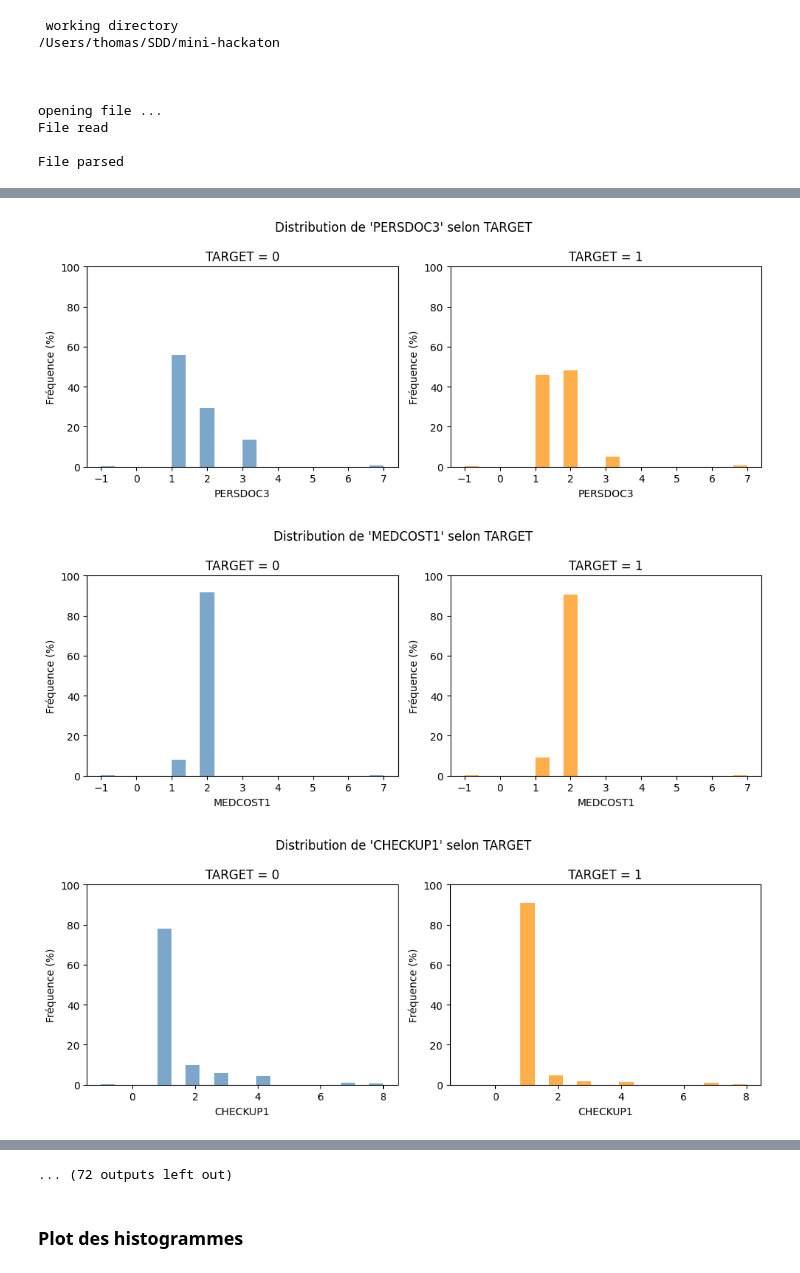
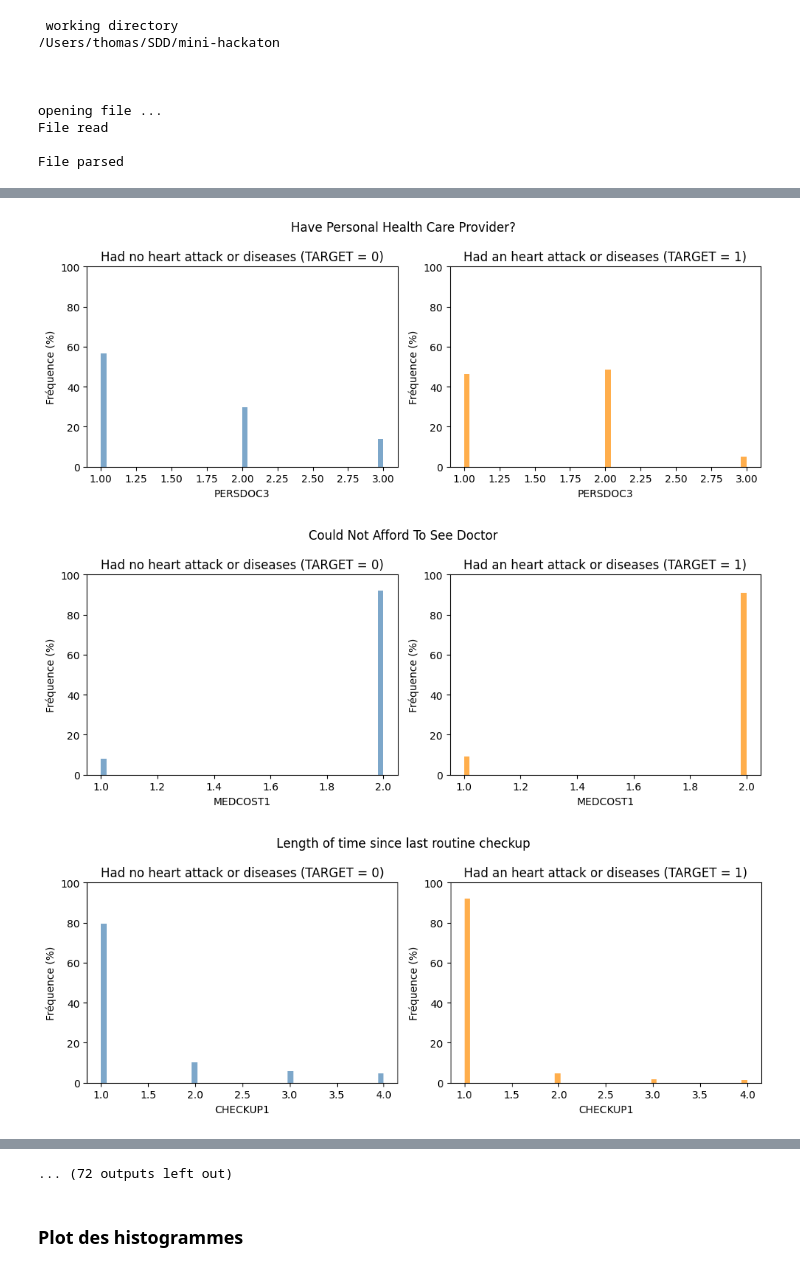
Before and after one commit to thomasdepic/mini-hackaton-gros-camtars, a Jupyter notebook: data_analytics.ipynb, the cells around one changed output, grey strips where cells are left out. Drawn from its saved outputs; the diff is of its cells as text; code cells hidden in the pictures.

```diff
--- a/data_analytics.ipynb
+++ b/data_analytics.ipynb
@@ -19,7 +19,7 @@ features = df_train.drop(columns=["TARGET", "ID"], errors='ignore').copy()
 ## On va mettre à l'échelle les données
 # %%
 def clean_special_codes(df):
-    df = df.copy
+    df = df.copy()
     max_dict = df.max().to_dict()
 
     for col in df.columns:
@@ -47,6 +47,30 @@ def clean_special_codes(df):
     return df
 
 features = clean_special_codes(features)
+
+def clean_weight_to_lbs(series):
+    series = series.copy()
+
+    # Codes spéciaux
+    series = series.replace({7777: 0, 9999: -1})
+
+    # Cas 1 : poids déjà en livres
+    lbs_mask = (series >= 1) & (series < 9000)
+
+    # Cas 2 : poids en kg
+    kg_mask = (series >= 9000) & (series < 9400)
+    series.loc[kg_mask] = (series.loc[kg_mask] - 9000) * 2.20462  # conversion kg → lbs
+
+    # Autres valeurs → NaN
+    series.loc[~(lbs_mask | kg_mask)] = np.nan
+
+    # Arrondir et convertir
+    series = series.round().astype("Int64")
+
+    return series
+
+# Application sur ton DataFrame
+features["WEIGHT2"] = clean_weight_to_lbs(features["WEIGHT2"])
 # %%
 features_nan = features.isna().sum(axis = 0) / len(features)
 print(features_nan)
@@ -81,12 +105,17 @@ File read
 File parsed
 # %%
 max_cols = 20
-bins = 30
+bins = 50
 
 for col in columns_of_interest :  # limiter à max_cols pour éviter trop de plots
     # Ignorer les NaN
     data = features[col]
     target_clean = target.loc[data.index]
+
+    # ❌ Exclure les 0 et -1
+    mask_valid = (data != 0) & (data != -1)
+    data = data[mask_valid]
+    target_clean = target_clean[mask_valid]
 
     # Séparer les valeurs selon la cible
     data_0 = data[target_clean == 0]
@@ -94,17 +123,17 @@ for col in columns_of_interest :  # limiter à max_cols pour éviter trop de plo
 
     # Créer la figure
     fig, axes = plt.subplots(1, 2, figsize=(10, 4))
-    fig.suptitle(f"Distribution de '{col}' selon TARGET", fontsize=12)
+    fig.suptitle(f"{parsed_dict[col]}", fontsize=12)
 
     # Histogramme pour TARGET = 0
     axes[0].hist(
         data_0,
-        bins=20,
+        bins=bins,
         weights=np.ones(len(data_0)) / len(data_0) * 100,
         alpha=0.7,
         color="steelblue"
     )
-    axes[0].set_title("TARGET = 0")
+    axes[0].set_title("Had no heart attack or diseases (TARGET = 0)")
     axes[0].set_xlabel(col)
     axes[0].set_ylabel("Fréquence (%)")
     axes[0].set_ylim(0, 100)
@@ -112,12 +141,12 @@ for col in columns_of_interest :  # limiter à max_cols pour éviter trop de plo
     # Histogramme pour TARGET = 1
     axes[1].hist(
         data_1,
-        bins=20,
+        bins=bins,
         weights=np.ones(len(data_1)) / len(data_1) * 100,
         alpha=0.7,
         color="darkorange"
     )
-    axes[1].set_title("TARGET = 1")
+    axes[1].set_title("Had an heart attack or diseases (TARGET = 1)")
     axes[1].set_xlabel(col)
     axes[1].set_ylabel("Fréquence (%)")
     axes[1].set_ylim(0, 100)
@@ -134,3 +163,3 @@ for col in columns_of_interest :  # limiter à max_cols pour éviter trop de plo
-[figure, old version]
+[figure, new version]
-[figure, old version]
+[figure, new version]
-[figure, old version]
+[figure, new version]
```
Also changed, not shown: parts of 2 cells of this notebook.
